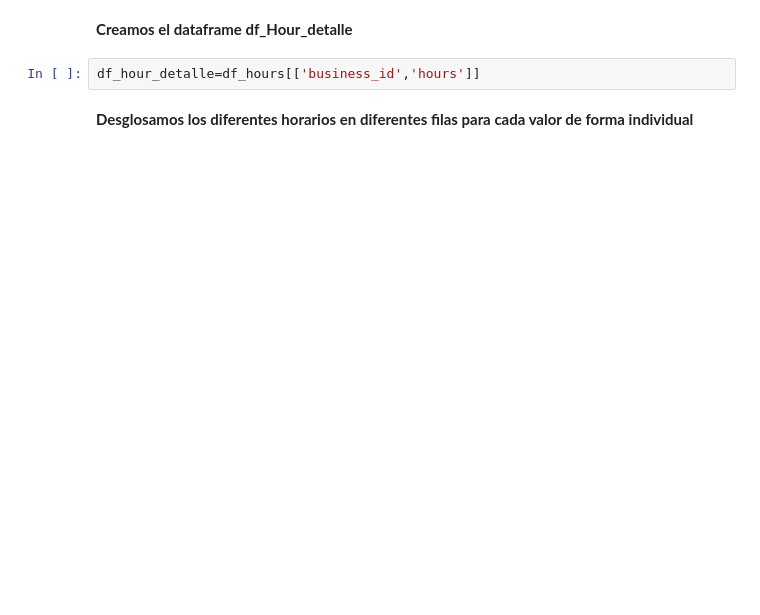
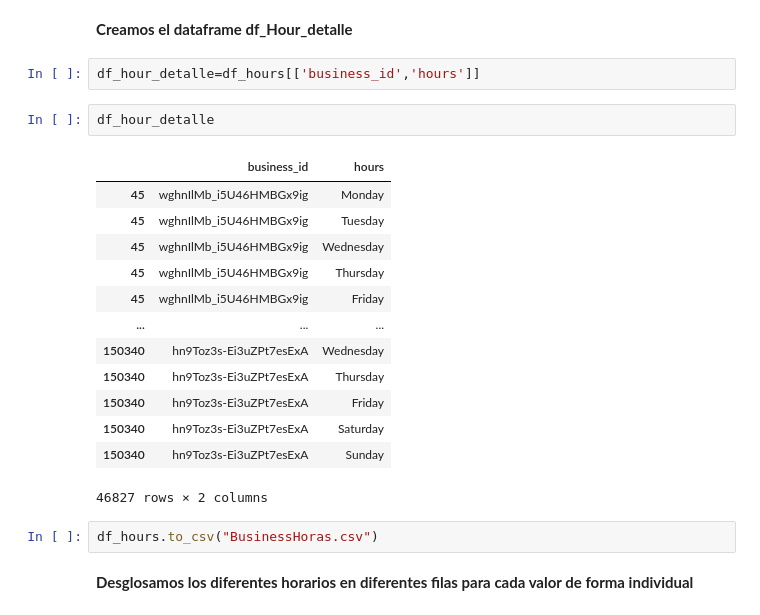
Before and after one commit to Datalogia/PG_12, a Jupyter notebook: ETL_Yelp_Gmaps.ipynb, the cells around one changed output. Saved outputs shown, nothing was run; the diff lists cells and outputs as text; blank space fills up the shorter version.

```diff
--- a/ETL_Yelp_Gmaps.ipynb
+++ b/ETL_Yelp_Gmaps.ipynb
@@ -610,6 +713,24 @@ df_hours.to_csv("Datasets/BusinessHoras.csv")
 **Creamos el dataframe df_Hour_detalle**
 # %%
 df_hour_detalle=df_hours[['business_id','hours']]
+# %%
+df_hour_detalle
+# %% [output]
+|  | business_id | hours |
+| 45 | wghnIlMb_i5U46HMBGx9ig | Monday |
+| 45 | wghnIlMb_i5U46HMBGx9ig | Tuesday |
+| 45 | wghnIlMb_i5U46HMBGx9ig | Wednesday |
+| 45 | wghnIlMb_i5U46HMBGx9ig | Thursday |
+| 45 | wghnIlMb_i5U46HMBGx9ig | Friday |
+| ... | ... | ... |
+| 150340 | hn9Toz3s-Ei3uZPt7esExA | Wednesday |
+| 150340 | hn9Toz3s-Ei3uZPt7esExA | Thursday |
+| 150340 | hn9Toz3s-Ei3uZPt7esExA | Friday |
+| 150340 | hn9Toz3s-Ei3uZPt7esExA | Saturday |
+| 150340 | hn9Toz3s-Ei3uZPt7esExA | Sunday |
+46827 rows × 2 columns
+# %%
+df_hours.to_csv("BusinessHoras.csv")
 # %% [markdown]
 **Desglosamos los diferentes horarios en diferentes filas para cada valor de forma individual**
 # %%
```
Also changed, not shown: parts of 34 cells of this notebook, 8 other files.
